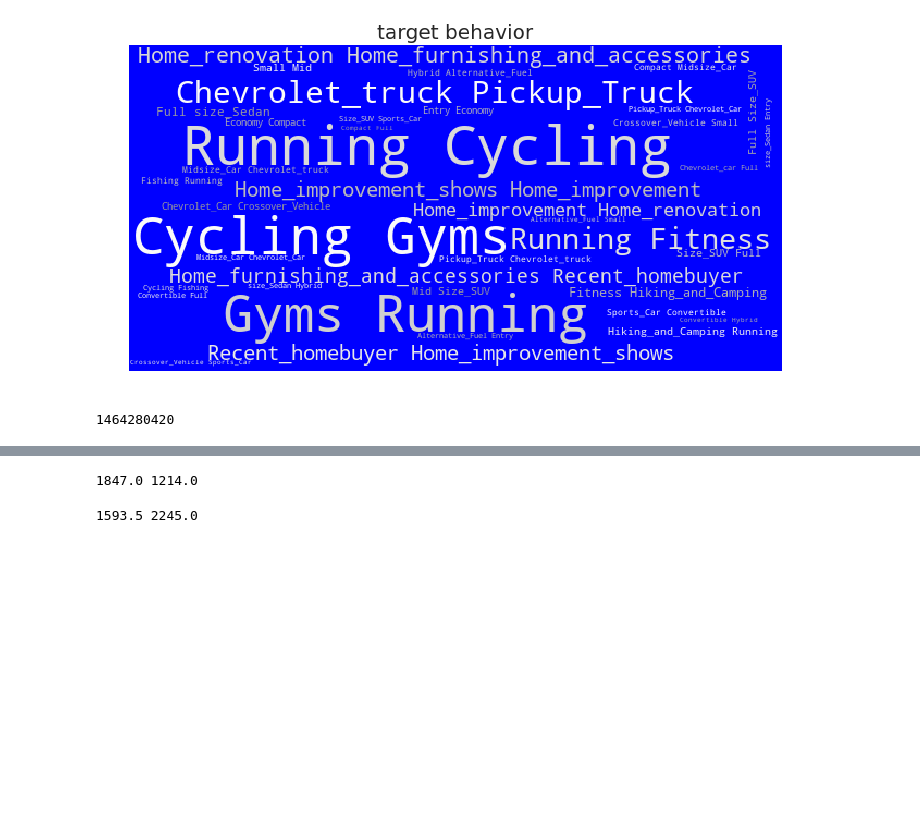
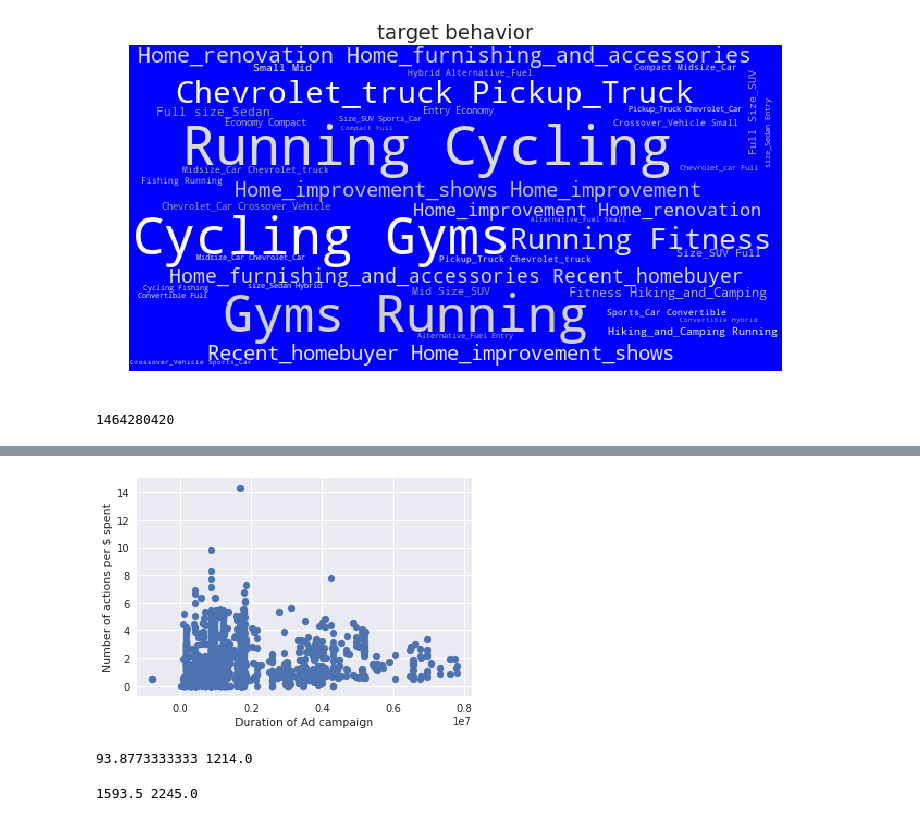
Before and after one commit to bhelmi/ad-campaign-study, a Jupyter notebook: Exploratory Data Analysis.ipynb, the cells around one changed output, grey strips where cells are left out. Saved outputs shown, nothing was run; the diff lists cells and outputs as text; code cells hidden in the pictures; blank space fills up the shorter version.

```diff
--- a/Exploratory Data Analysis.ipynb
+++ b/Exploratory Data Analysis.ipynb
@@ -208,0 +339,7 @@ fb_dat = pd.DataFrame([map(row.__getitem__, column_names) for row in newdat], co
+# %%
+plt.scatter(fb_dat['duration'], fb_dat['actions']/fb_dat['spend'])
+plt.xlabel('Duration of Ad campaign')
+plt.ylabel('Number of actions per $ spent')
+plt.show()
+# %% [output]
+[figure, added]
@@ -209,7 +349,7 @@ fb_dat = pd.DataFrame([map(row.__getitem__, column_names) for row in newdat], co
 # %%
-print fb_dat.impressions[fb_dat["NO behavior targetting"]].median(), fb_dat.impressions[fb_dat["NO behavior targetting"]==False].median()
+print (fb_dat.impressions[fb_dat["NO behavior targetting"]]/fb_dat.spend[fb_dat["NO behavior targetting"]]).median(), fb_dat.impressions[fb_dat["NO behavior targetting"]==False].median()
 # %% [output]
-1847.0 1214.0
+93.8773333333 1214.0
 # %%
 print fb_dat.impressions[fb_dat["NO interest targetting"]].median(), fb_dat.impressions[fb_dat["NO interest targetting"]==False].median()
 # %% [output]
```
Also changed, not shown: parts of 19 cells of this notebook.
